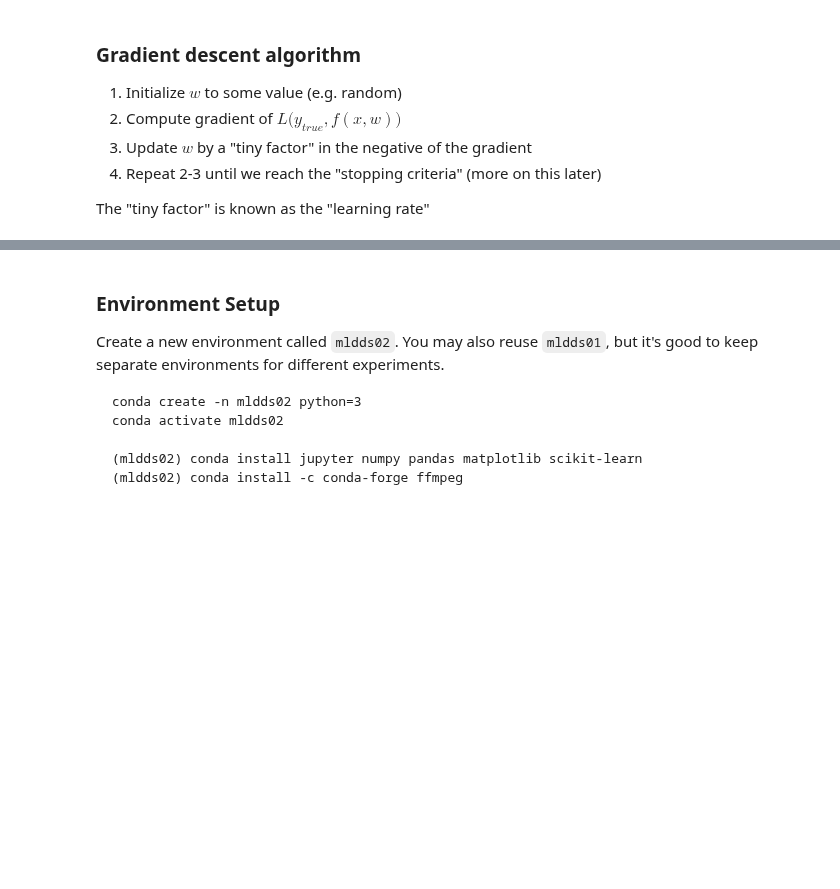
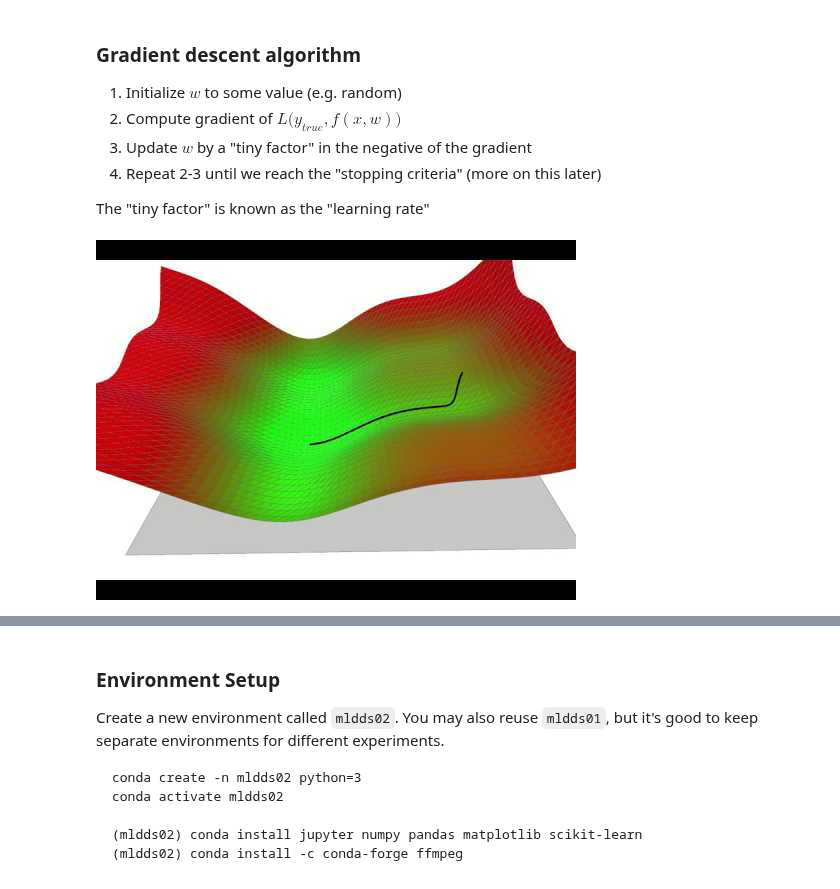
Before and after one commit to lisaong/mldds-courseware, a Jupyter notebook: 02_BasicMLAlgorithms/training-basics.ipynb, the cells around one changed output, grey strips where cells are left out. Cells and saved outputs as stored; diff of their text form; code cells hidden in the pictures; blank space fills up the shorter version.

Commit message:
scatter plot with text labels, plot log loss, grad descent video link (#64)
* example of how to plot text labels

* example of plotting log loss

* fixes

```diff
--- a/02_BasicMLAlgorithms/training-basics.ipynb
+++ b/02_BasicMLAlgorithms/training-basics.ipynb
@@ -75,6 +96,12 @@ where
 4. Repeat 2-3 until we reach the "stopping criteria" (more on this later)
 
 The "tiny factor" is known as the "learning rate"
+# %%
+from IPython.display import YouTubeVideo
+
+YouTubeVideo('kJgx2RcJKZY')
+# %% [output]
+[figure, added]
 # %% [markdown]
 ## Learning Rate and Convergence
 
```
Also changed, not shown: parts of 2 cells of this notebook, 2 other files.
